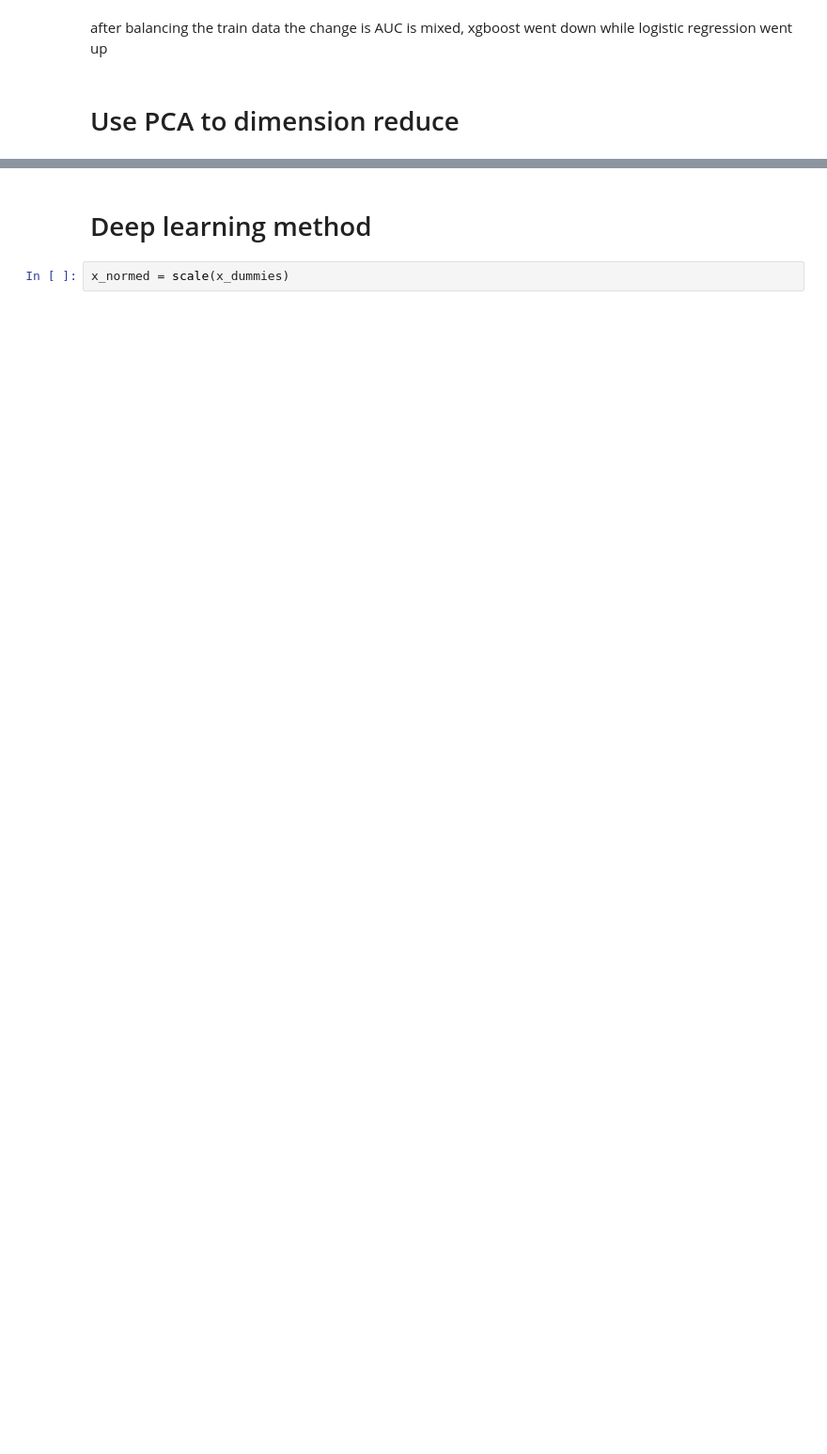
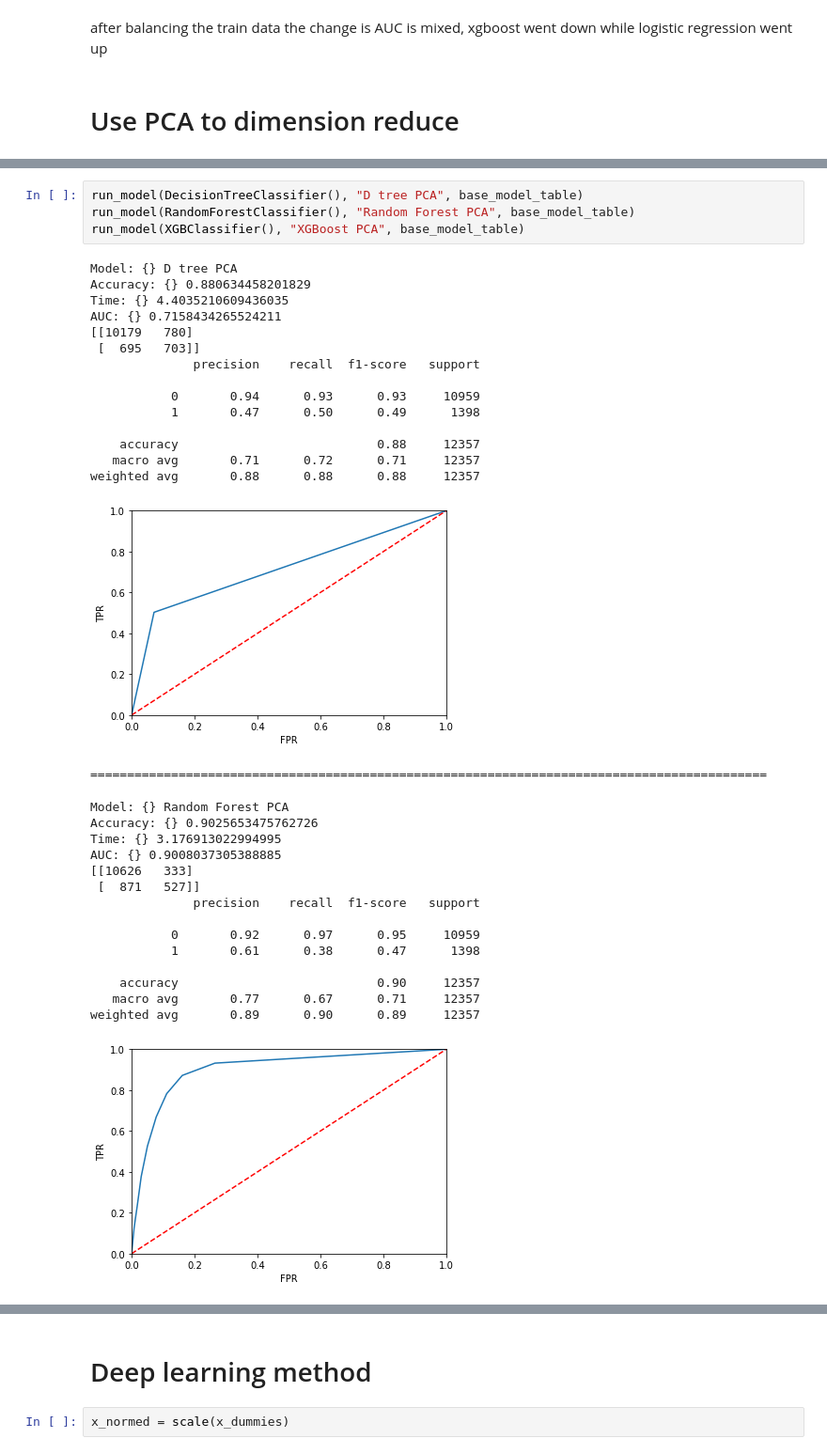
Before and after one commit to apop08/bank_data, a Jupyter notebook: Bank_data.ipynb, the cells around one changed output, grey strips where cells are left out. Shown at 94% size. Drawn from its saved outputs; the diff is of its cells as text; blank space fills up the shorter version.

```diff
--- a/Bank_data.ipynb
+++ b/Bank_data.ipynb
@@ -570,0 +628,36 @@ var= pca.explained_variance_ratio_
+# %%
+run_model(DecisionTreeClassifier(), "D tree PCA", base_model_table)
+run_model(RandomForestClassifier(), "Random Forest PCA", base_model_table)
+run_model(XGBClassifier(), "XGBoost PCA", base_model_table)
+# %% [output]
+Model: {} D tree PCA
+Accuracy: {} 0.880634458201829
+Time: {} 4.4035210609436035
+AUC: {} 0.7158434265524211
+[[10179   780]
+ [  695   703]]
+              precision    recall  f1-score   support
+
+           0       0.94      0.93      0.93     10959
+           1       0.47      0.50      0.49      1398
+
+    accuracy                           0.88     12357
+   macro avg       0.71      0.72      0.71     12357
+weighted avg       0.88      0.88      0.88     12357
+[figure, added]
+============================================================================================
+Model: {} Random Forest PCA
+Accuracy: {} 0.9025653475762726
+Time: {} 3.176913022994995
+AUC: {} 0.9008037305388885
+[[10626   333]
+ [  871   527]]
+              precision    recall  f1-score   support
+
+           0       0.92      0.97      0.95     10959
+           1       0.61      0.38      0.47      1398
+
+    accuracy                           0.90     12357
+   macro avg       0.77      0.67      0.71     12357
+weighted avg       0.89      0.90      0.89     12357
+[figure, added]
```
Also changed, not shown: parts of 32 cells of this notebook.
